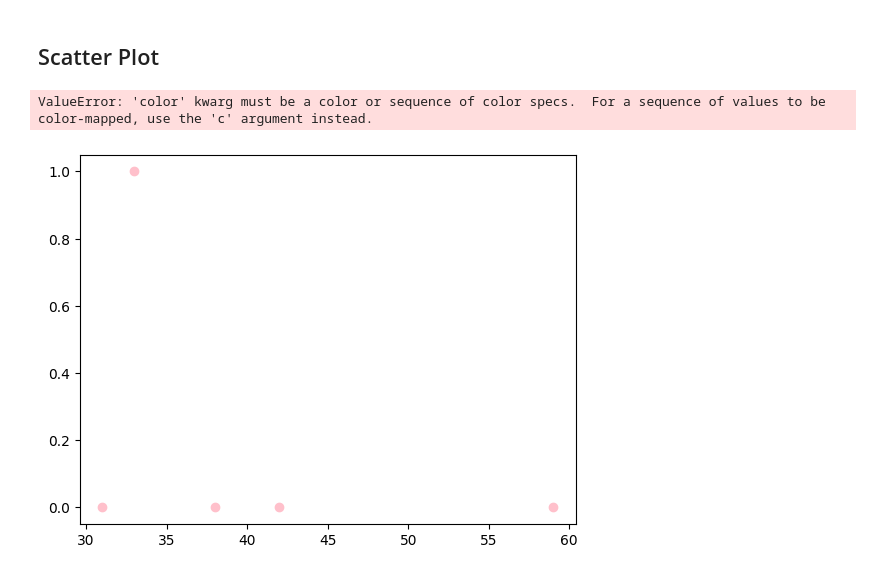
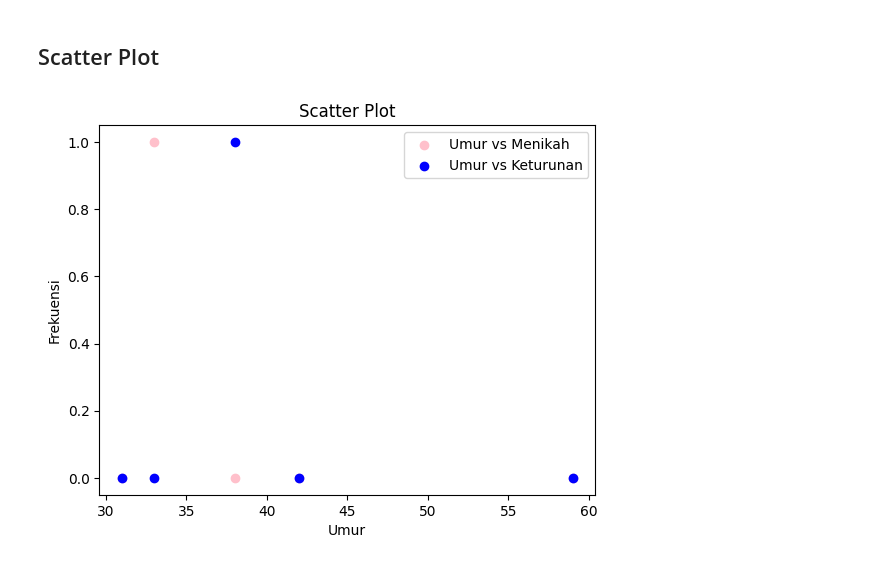
Before and after one commit to geraldinemanalu/Praktikum1_MachineLearning, a Jupyter notebook: Visualisasi Data.ipynb, the cells around one changed output. Cells and saved outputs as stored; diff of their text form; code cells hidden in the pictures.

```diff
--- a/Visualisasi Data.ipynb
+++ b/Visualisasi Data.ipynb
@@ -55,29 +55,28 @@ plt.show()
 # %%
 # Data Umur, menikah, dan keturunan
 Umur = [42.0, 33.0, 59.0, 38.0, 31.0]
 Menikah = [0, 1, 0, 0, 0]
 Keturunan = [0.0, 0.0, 0.0, 1.0, 0.0]
 
 # Membuat figure dan axis
 fig, ax = plt.subplots()
 
 # Scatter plot hubungan umur dengan menikah
 ax.scatter(Umur, Menikah, color='pink', label='Umur vs Menikah')
 # Scatter plot hubungan umur dengan keturunan
-ax.scatter(Umur, Keturunan, color='light blue', label='Umur vs Keturunan')
+ax.scatter(Umur, Keturunan, color='blue', label='Umur vs Keturunan')
 
 # Menambahkan label sumbu dan judul
 tempX = 'Umur'
 tempY = 'Frekuensi'
 ax.set_xlabel(tempX)
 ax.set_ylabel(tempY)
 ax.set_title('Scatter Plot')
 
 # Menampilkan Legenda
 ax.legend()
 
 # Menampilkan plot
 plt.show()
 # %% [output]
-ValueError: 'color' kwarg must be a color or sequence of color specs.  For a sequence of values to be color-mapped, use the 'c' argument instead.
-[figure, old version]
+[figure, new version]
```
